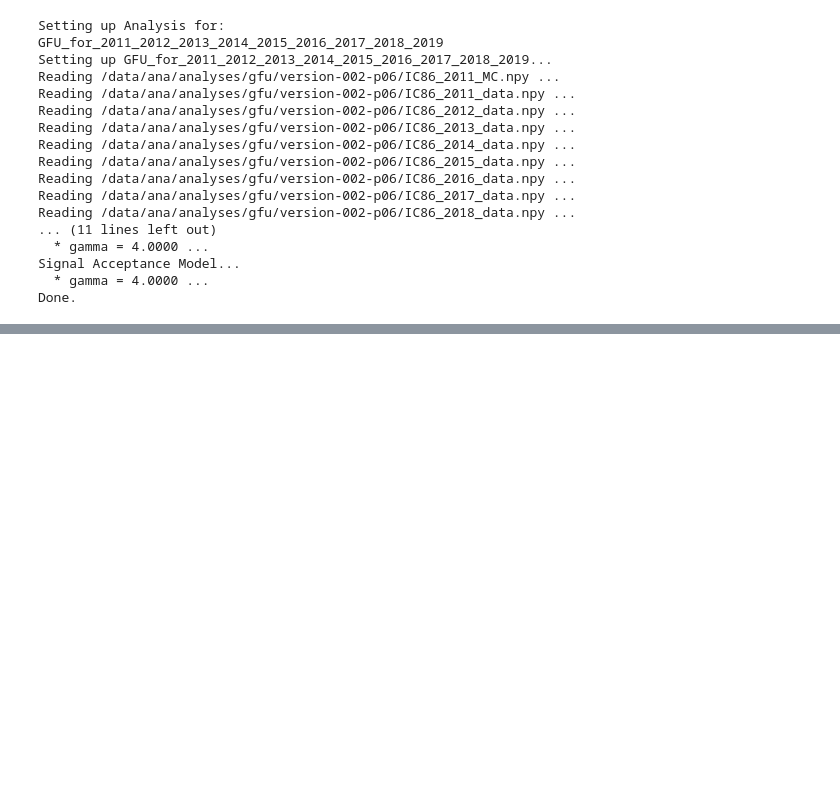
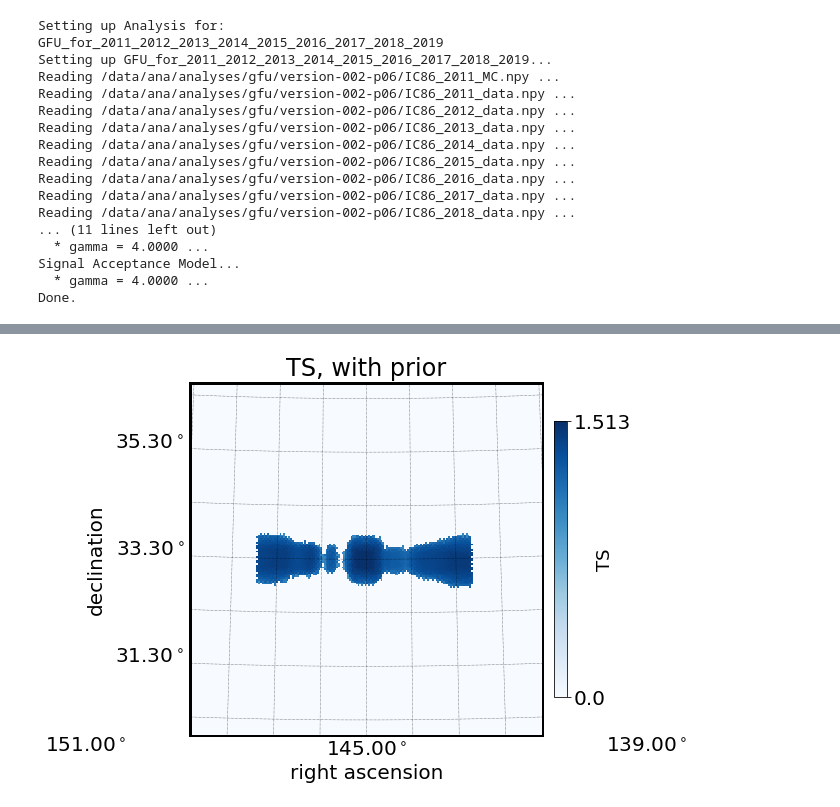
Before and after one commit to jessiethw/FRB, a Jupyter notebook: csky_spatial_priors.ipynb, the cells around one changed output, grey strips where cells are left out. Cells and saved outputs as stored; diff of their text form; code cells hidden in the pictures; blank space fills up the shorter version.

```diff
--- a/csky_spatial_priors.ipynb
+++ b/csky_spatial_priors.ipynb
@@ -80,0 +96,7 @@ hp.mollview(scan[1], coord='C')
+# %%
+ts_with_prior = scan[1] + sp_tr.llh_prior_term[0]
+setup.plot_zoom(ts_with_prior, src['ra'][0], src['dec'][0], contour_scan=False,
+                title='TS, with prior',
+                reso=2., col_label=r"TS")
+# %% [output]
+[figure, added]
```
Also changed, not shown: parts of 10 cells of this notebook, 2 other files.
